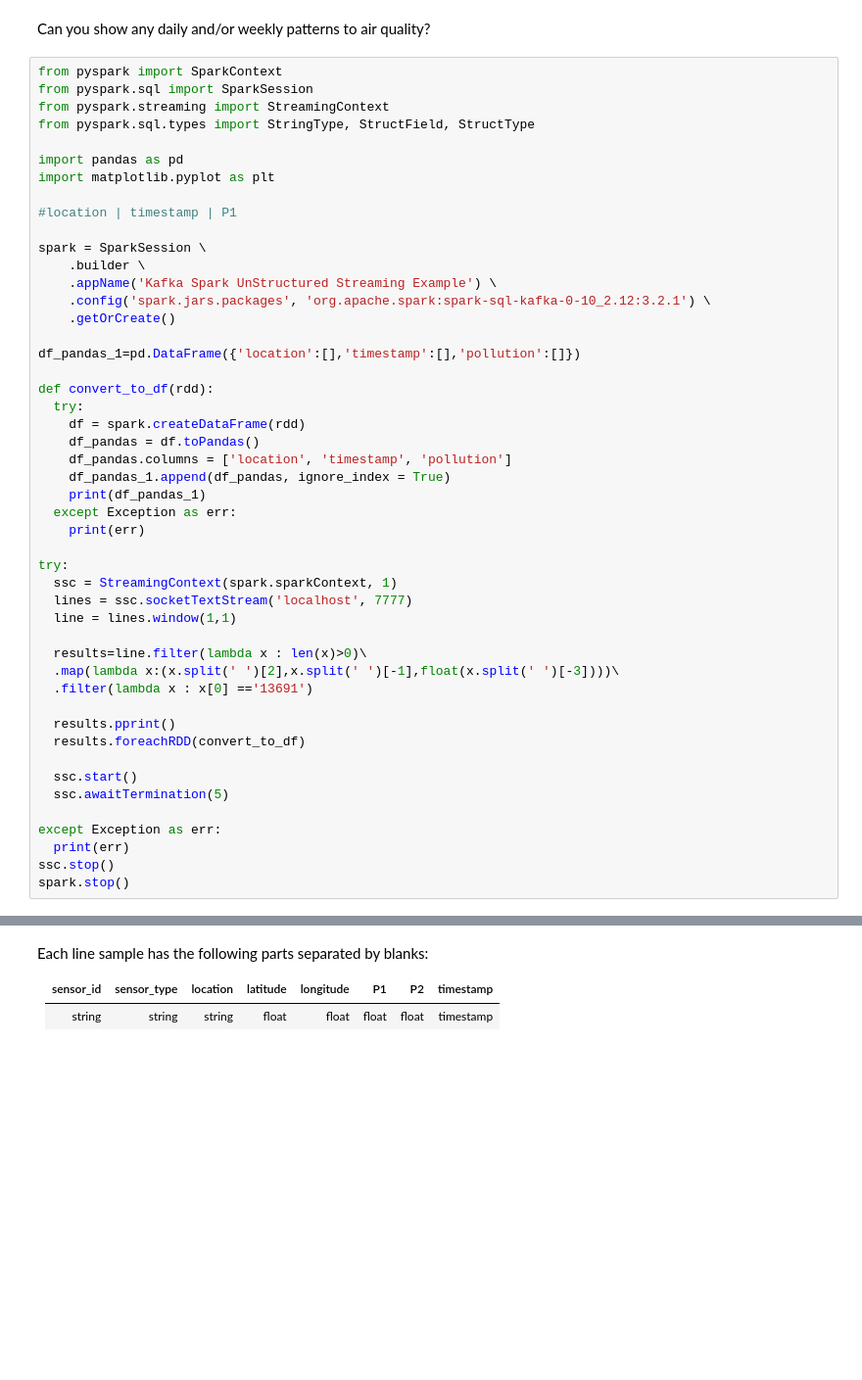
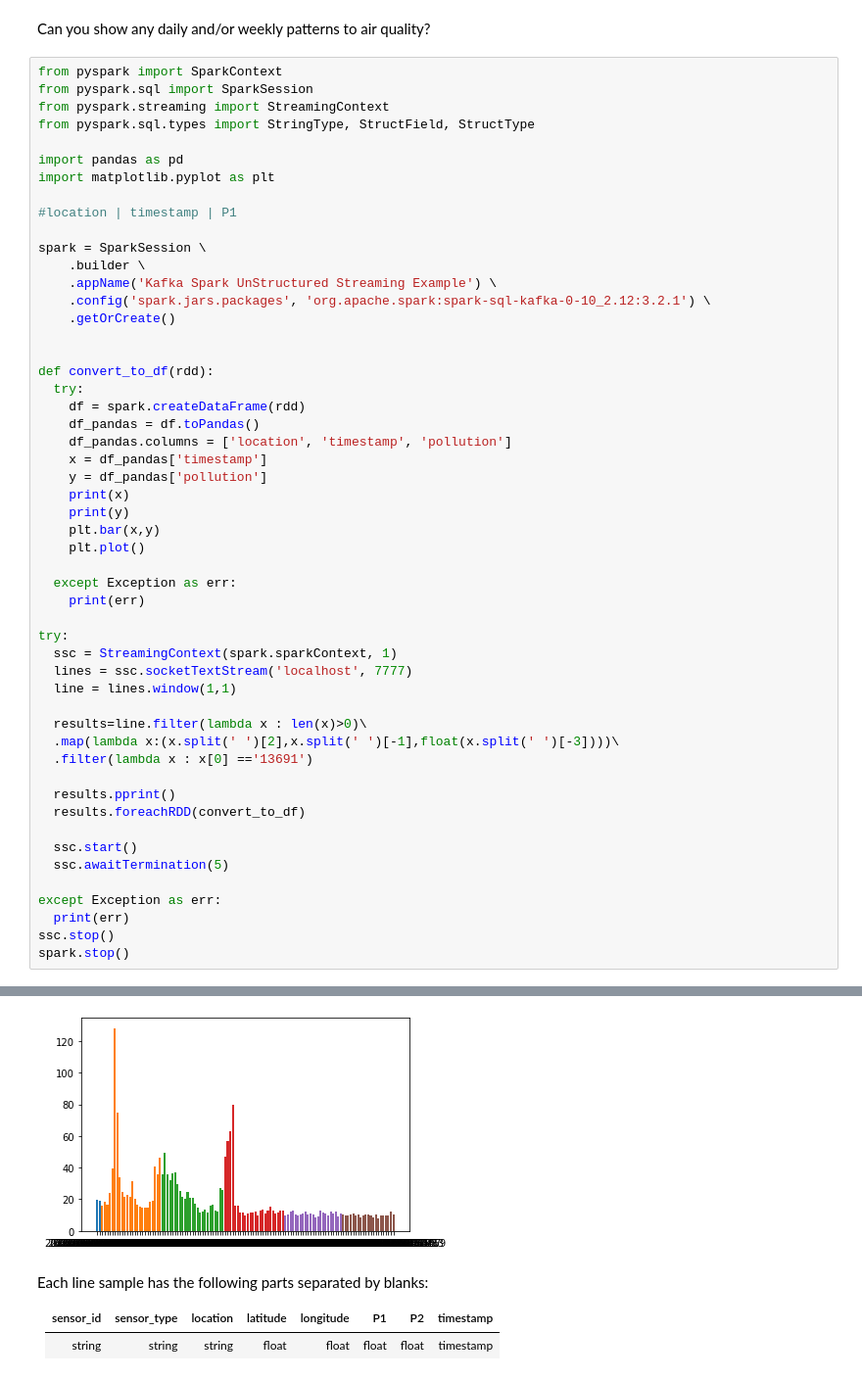
Before and after one commit to nbpyth97/Exercise, a Jupyter notebook: tp1/ps2022_tp1.ipynb, the cells around one changed output, grey strips where cells are left out. Shown: that part at 98% size. Saved outputs shown, nothing was run; the diff lists cells and outputs as text; blank space fills up the shorter version.

```diff
--- a/tp1/ps2022_tp1.ipynb
+++ b/tp1/ps2022_tp1.ipynb
@@ -377,15 +377,19 @@ spark = SparkSession \
     .config('spark.jars.packages', 'org.apache.spark:spark-sql-kafka-0-10_2.12:3.2.1') \
     .getOrCreate()
 
-df_pandas_1=pd.DataFrame({'location':[],'timestamp':[],'pollution':[]})
 
 def convert_to_df(rdd):
   try:
     df = spark.createDataFrame(rdd)
     df_pandas = df.toPandas()
     df_pandas.columns = ['location', 'timestamp', 'pollution']
-    df_pandas_1.append(df_pandas, ignore_index = True)
-    print(df_pandas_1)
+    x = df_pandas['timestamp']
+    y = df_pandas['pollution']
+    print(x)
+    print(y)
+    plt.bar(x,y)
+    plt.plot()
+
   except Exception as err:
     print(err)
 
@@ -429,3 +433,4 @@ Index: []
+[figure, added]
 # %% [markdown]
 Each line sample has the following parts separated by blanks:
 
```
Also changed, not shown: parts of 1 cell of this notebook.
